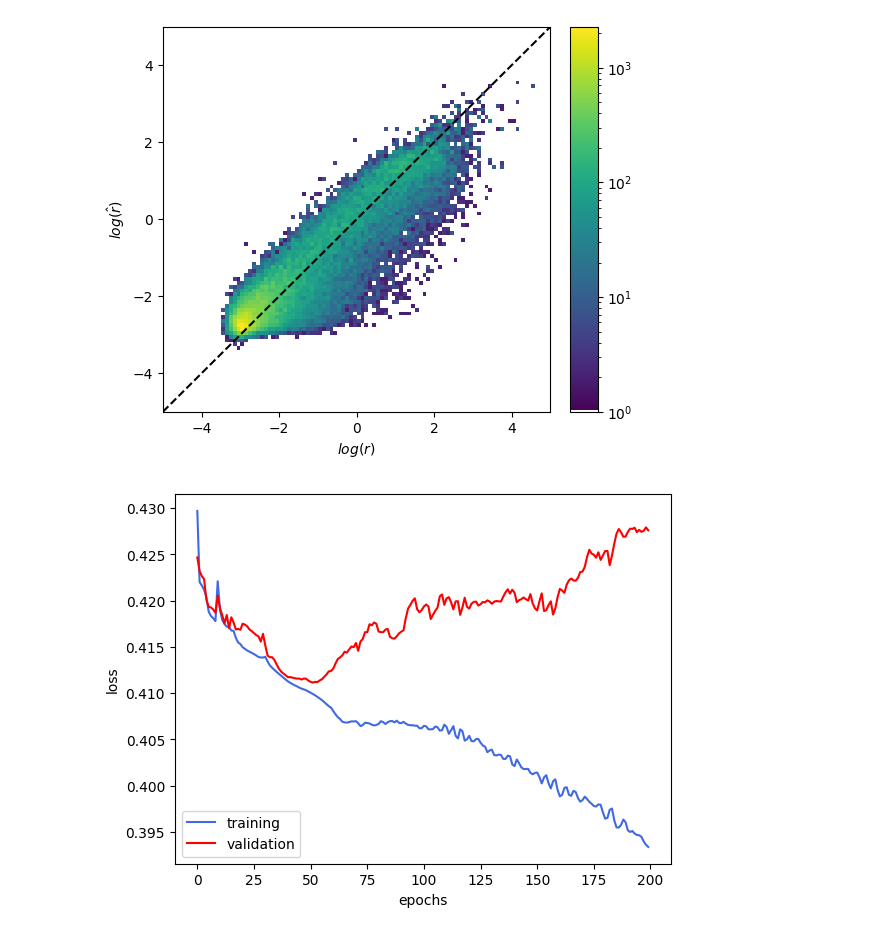
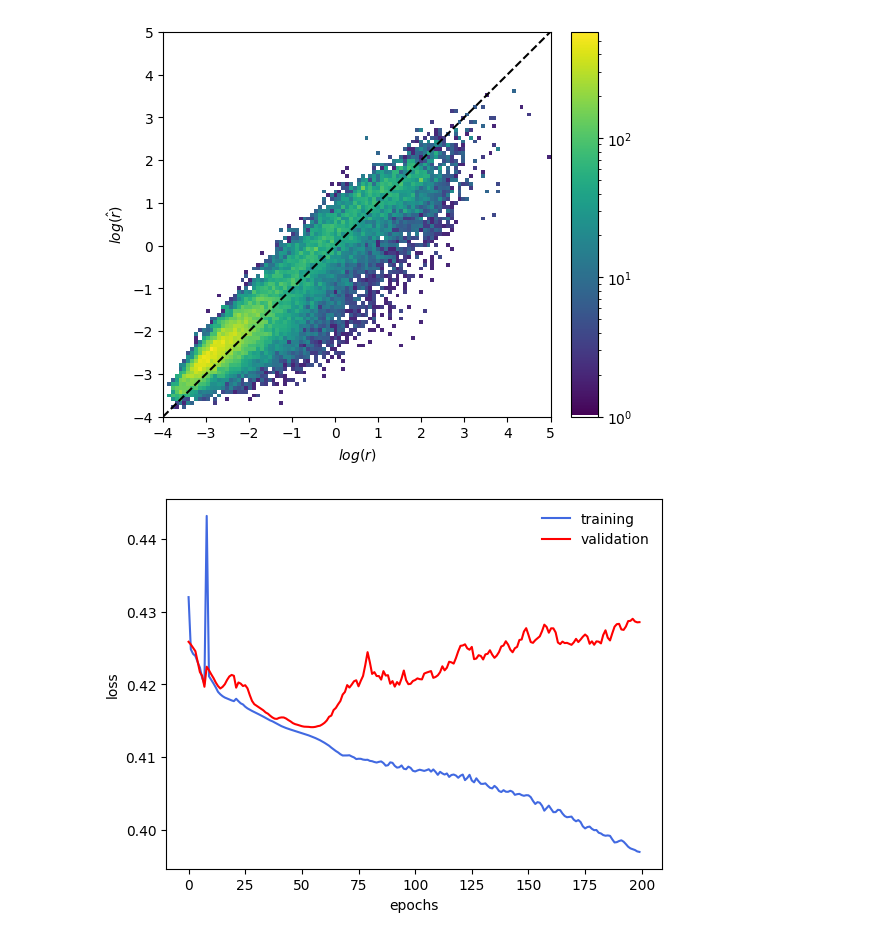
Before and after one commit to hep-cce/nsbi4hep, a Jupyter notebook: notebooks/plot-alice-outputs.ipynb, the cells around one changed output. Saved outputs shown, nothing was run; the diff lists cells and outputs as text; code cells hidden in the pictures.

```diff
--- a/notebooks/plot-alice-outputs.ipynb
+++ b/notebooks/plot-alice-outputs.ipynb
@@ -20,25 +20,25 @@ import hist
 import torch
 from lightning import Trainer
 # %%
-OUTPUT_DIR = '../jobs/alice/refactor-four-BKG-vs-SIG'
+OUTPUT_DIR = '../jobs/alice/refactor-four-SBI-vs-SIG'
 SCALER_FILE_X = 'scaler.pkl'
 SCALER_FILE_Y = None
 CHECKPOINT_DIR = 'checkpoints'
 SAMPLE_DIR = '../..'
 
-EPOCH = 53
+EPOCH = 54
 VAL_LOSS = 0.41
 VERSION = 0
 
 CHECKPOINT = f'checkpoint-alice-epoch={EPOCH}-val_loss={VAL_LOSS}.ckpt'
 LIGHTNING_DIR = f'lightning_logs/version_{VERSION}'
 
-COMPONENT_NUMERATOR = msq.Component.BKG
+COMPONENT_NUMERATOR = msq.Component.SBI
 COMPONENT_DENOMINATOR = msq.Component.SIG
 
 COMPONENT_FILE = msq.Component.SIG
 
-SAMPLE_SIZE = 150000
+SAMPLE_SIZE = 100000
 
 FEATURES=['cth_star', 'cth_1', 'cth_2', 'phi_1', 'phi', 'Z1_mass', 'Z2_mass', '4l_mass', '4l_rapidity']
 
@@ -193,14 +243,14 @@ plt.show()
 # %%
 BINS=100
 
-bounds = [-5,5]
+bounds = [-4,5]
 
 h_calibration_val = hist.Hist(
     hist.axis.Regular(BINS, *bounds, name='$log(r)$'),
     hist.axis.Regular(BINS, *bounds, name='$log(\hat{r})$')
 )
 
-h_calibration_val.fill(np.log(targets_val/(1-targets_val)), np.log(predictions_val/(1-predictions_val)))
+h_calibration_val.fill(np.log(ratios_val_target), np.log(ratios_val_pred))
 
 cmap = colors.ListedColormap(['white'] + plt.cm.viridis.colors[1:])
 
@@ -211,21 +261,22 @@ plt.plot(np.linspace(*bounds), np.linspace(*bounds), color='k', linestyle='--')
 
 plt.show()
 # %% [output]
-[figure, old version]
+[figure, new version]
 # %%
 metrics = pd.read_csv(os.path.join(OUTPUT_DIR, LIGHTNING_DIR, 'metrics.csv'))
 
 epochs = np.unique(metrics['epoch'].to_numpy())
 train_loss = metrics['train_loss'].dropna().to_numpy()
 val_loss = metrics['val_loss'].dropna().to_numpy()
 
 plt.plot(epochs, train_loss, color='royalblue', label='training')
 plt.plot(epochs, val_loss, color='red', label='validation')
 
 plt.xlabel('epochs')
 plt.ylabel('loss')
-#plt.yscale('log')
-plt.legend()
+
+plt.legend(frameon=False)
+
 plt.show()
 # %% [output]
-[figure, old version]
+[figure, new version]
```
Also changed, not shown: parts of 4 cells of this notebook, 6 other files.
